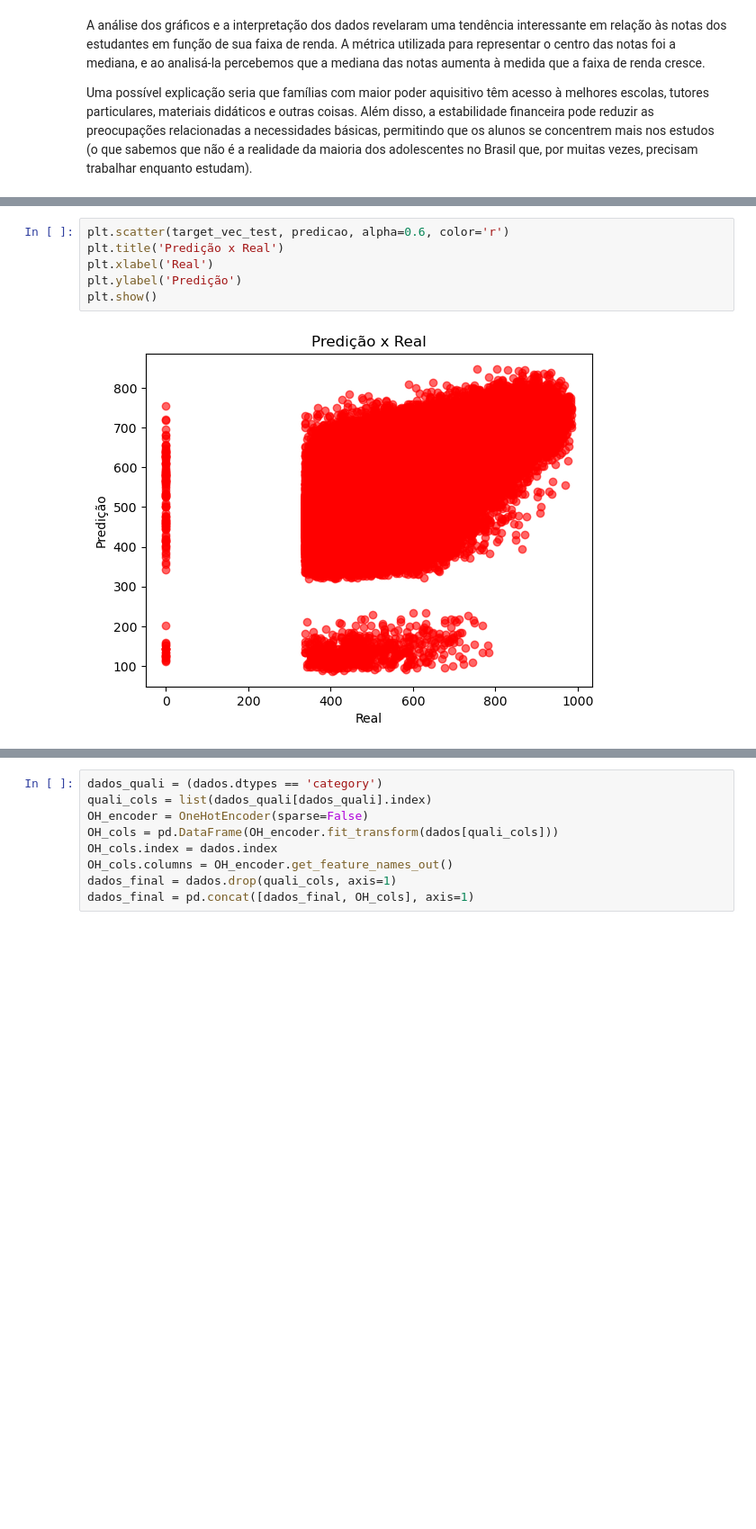
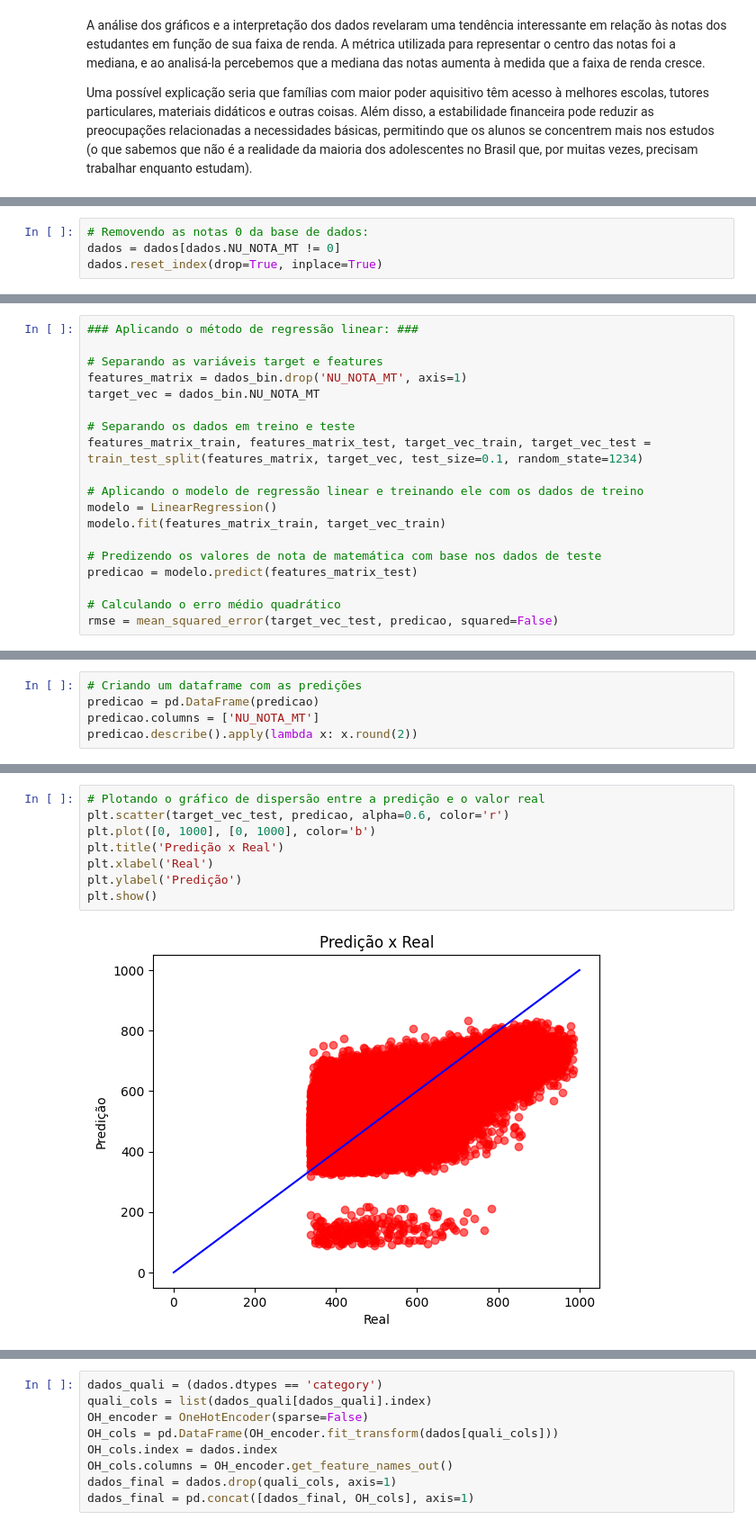
Before and after one commit to Phvr06/Proj2-Cdados, a Jupyter notebook: main.ipynb, the cells around one changed output, grey strips where cells are left out. Shown: that part at 90% size. Saved outputs shown, nothing was run; the diff lists cells and outputs as text; blank space fills up the shorter version.

```diff
--- a/main.ipynb
+++ b/main.ipynb
@@ -259,0 +232,4 @@ dados.describe()['NU_NOTA_MT'].to_frame().apply(lambda x: x.round(2))
+# %%
+# Removendo as notas 0 da base de dados:
+dados = dados[dados.NU_NOTA_MT != 0]
+dados.reset_index(drop=True, inplace=True)
@@ -259,0 +262,19 @@ dados.describe()['NU_NOTA_MT'].to_frame().apply(lambda x: x.round(2))
+# %%
+### Aplicando o método de regressão linear: ###
+
+# Separando as variáveis target e features
+features_matrix = dados_bin.drop('NU_NOTA_MT', axis=1)
+target_vec = dados_bin.NU_NOTA_MT
+
+# Separando os dados em treino e teste
+features_matrix_train, features_matrix_test, target_vec_train, target_vec_test = train_test_split(features_matrix, target_vec, test_size=0.1, random_state=1234)
+
+# Aplicando o modelo de regressão linear e treinando ele com os dados de treino
+modelo = LinearRegression()
+modelo.fit(features_matrix_train, target_vec_train)
+
+# Predizendo os valores de nota de matemática com base nos dados de teste
+predicao = modelo.predict(features_matrix_test)
+
+# Calculando o erro médio quadrático
+rmse = mean_squared_error(target_vec_test, predicao, squared=False)
@@ -259,0 +286,5 @@ dados.describe()['NU_NOTA_MT'].to_frame().apply(lambda x: x.round(2))
+# %%
+# Criando um dataframe com as predições
+predicao = pd.DataFrame(predicao)
+predicao.columns = ['NU_NOTA_MT']
+predicao.describe().apply(lambda x: x.round(2))
@@ -260,8 +301,10 @@ dados.describe()['NU_NOTA_MT'].to_frame().apply(lambda x: x.round(2))
 # %%
+# Plotando o gráfico de dispersão entre a predição e o valor real
 plt.scatter(target_vec_test, predicao, alpha=0.6, color='r')
+plt.plot([0, 1000], [0, 1000], color='b')
 plt.title('Predição x Real')
 plt.xlabel('Real')
 plt.ylabel('Predição')
 plt.show()
 # %% [output]
-[figure, old version]
+[figure, new version]
```
Also changed, not shown: parts of 43 cells of this notebook.
